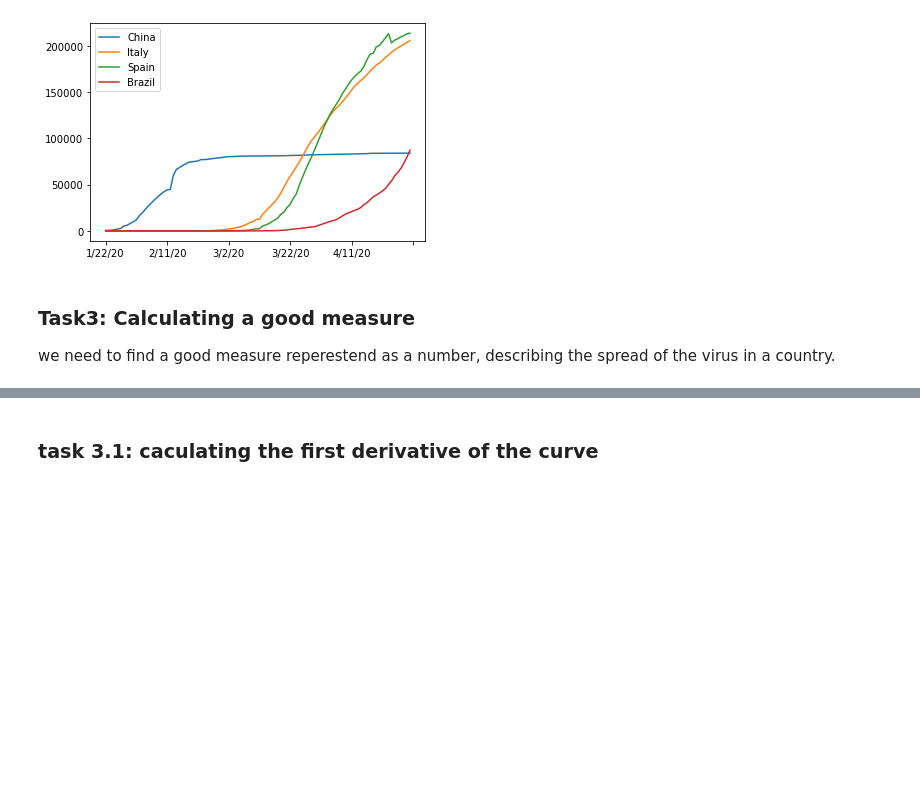
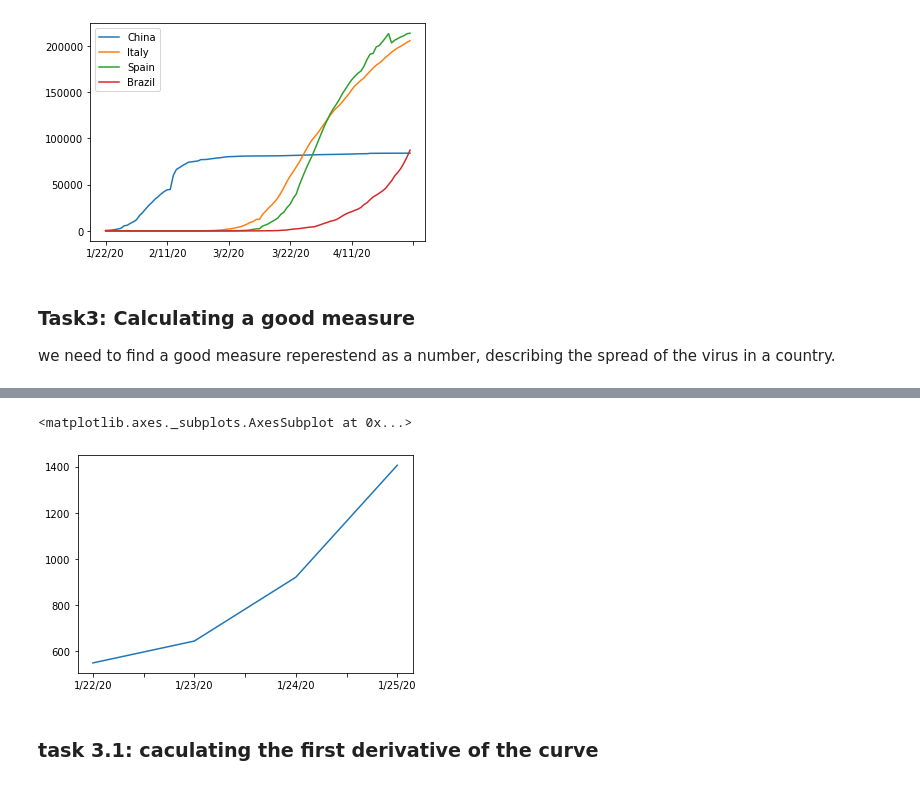
Before and after one commit to cervicalmello/datascience, a Jupyter notebook: covid19 data analysis notebook.ipynb, the cells around one changed output, grey strips where cells are left out. Saved outputs shown, nothing was run; the diff lists cells and outputs as text; code cells hidden in the pictures; blank space fills up the shorter version.

```diff
--- a/covid19 data analysis notebook.ipynb
+++ b/covid19 data analysis notebook.ipynb
@@ -96,2 +99,8 @@ corona_dataset_aggregated.loc['China'].plot()
+# %%
+# O periodo do grafico sao "dias", entao podemos definir quantos dias queremos ver
+corona_dataset_aggregated.loc["China"][:4].plot()
+# %% [output]
+<matplotlib.axes._subplots.AxesSubplot at 0x...>
+[figure, added]
 # %% [markdown]
 ### task 3.1: caculating the first derivative of the curve
```
Also changed, not shown: parts of 21 cells of this notebook.
